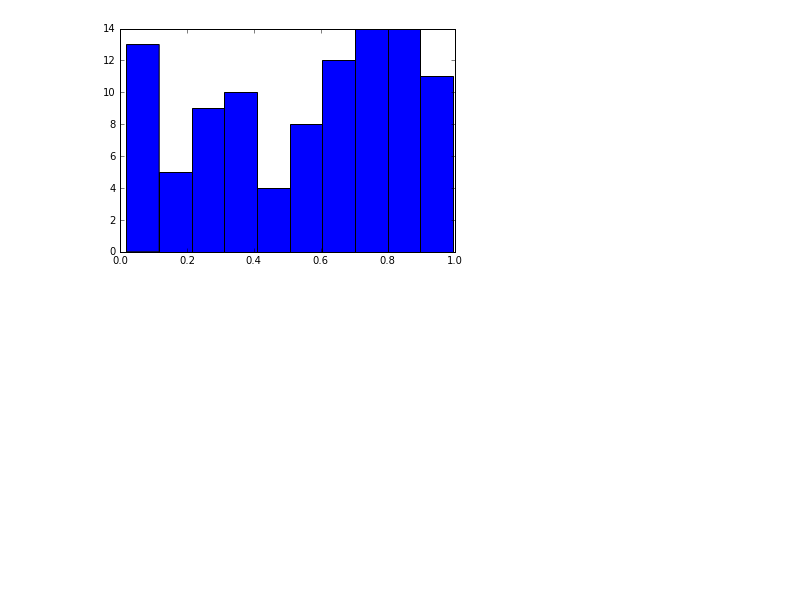
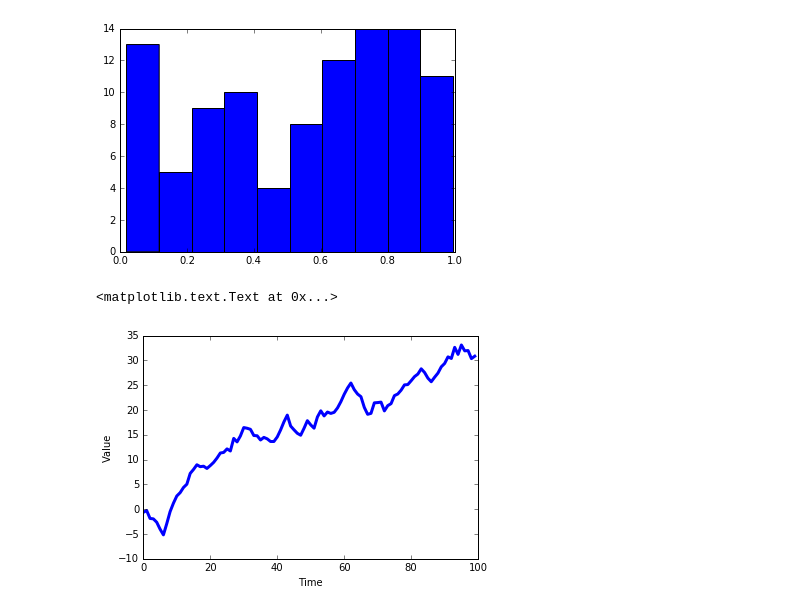
Before and after one commit to sawsimeon/Rnewbie, a Jupyter notebook: Python Data Visualization.ipynb, the cells around one changed output. Cells and saved outputs as stored; diff of their text form; code cells hidden in the pictures; blank space fills up the shorter version.

```diff
--- a/Python Data Visualization.ipynb
+++ b/Python Data Visualization.ipynb
@@ -193,3 +193,26 @@ pylab.hist(real_rand_vars, 10)
 # %%
 import pylab
 import random
+# %%
+# days to generate data for
+duration = 100
+# %%
+mean_inc = 0.2
+# %%
+std_dev_inc = 1.2
+# %%
+x = range(duration)
+y = []
+price_today = 0
+# %%
+for i in x:
+       next_delta = random.normalvariate(mean_inc, std_dev_inc)
+       price_today += next_delta
+       y.append(price_today)
+pylab.plot(x,y)
+pylab.xlabel("Time")
+pylab.xlabel("Time")
+pylab.ylabel("Value")
+# %% [output]
+<matplotlib.text.Text at 0x...>
+[figure, added]
```
Also changed, not shown: parts of 10 cells of this notebook.
